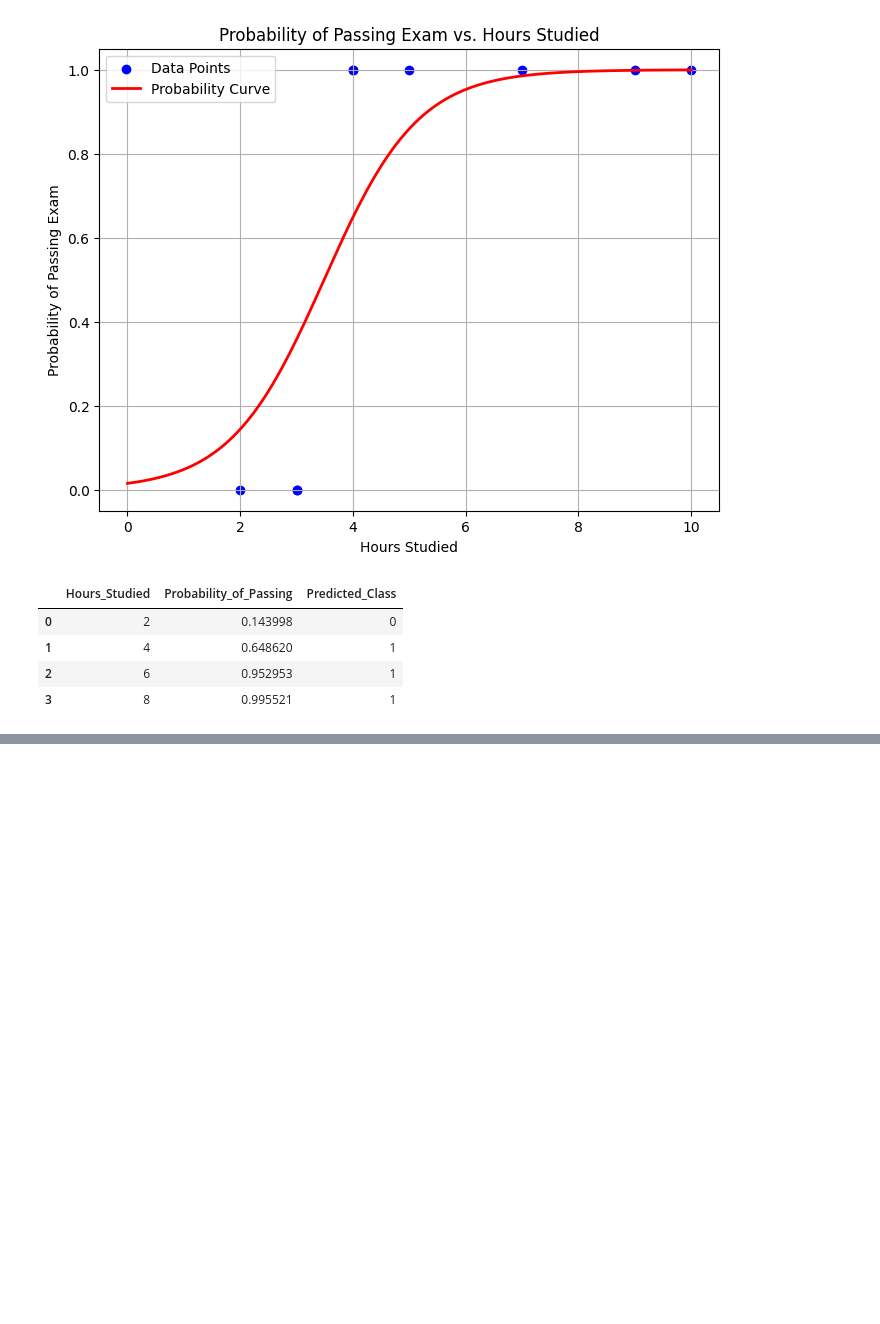
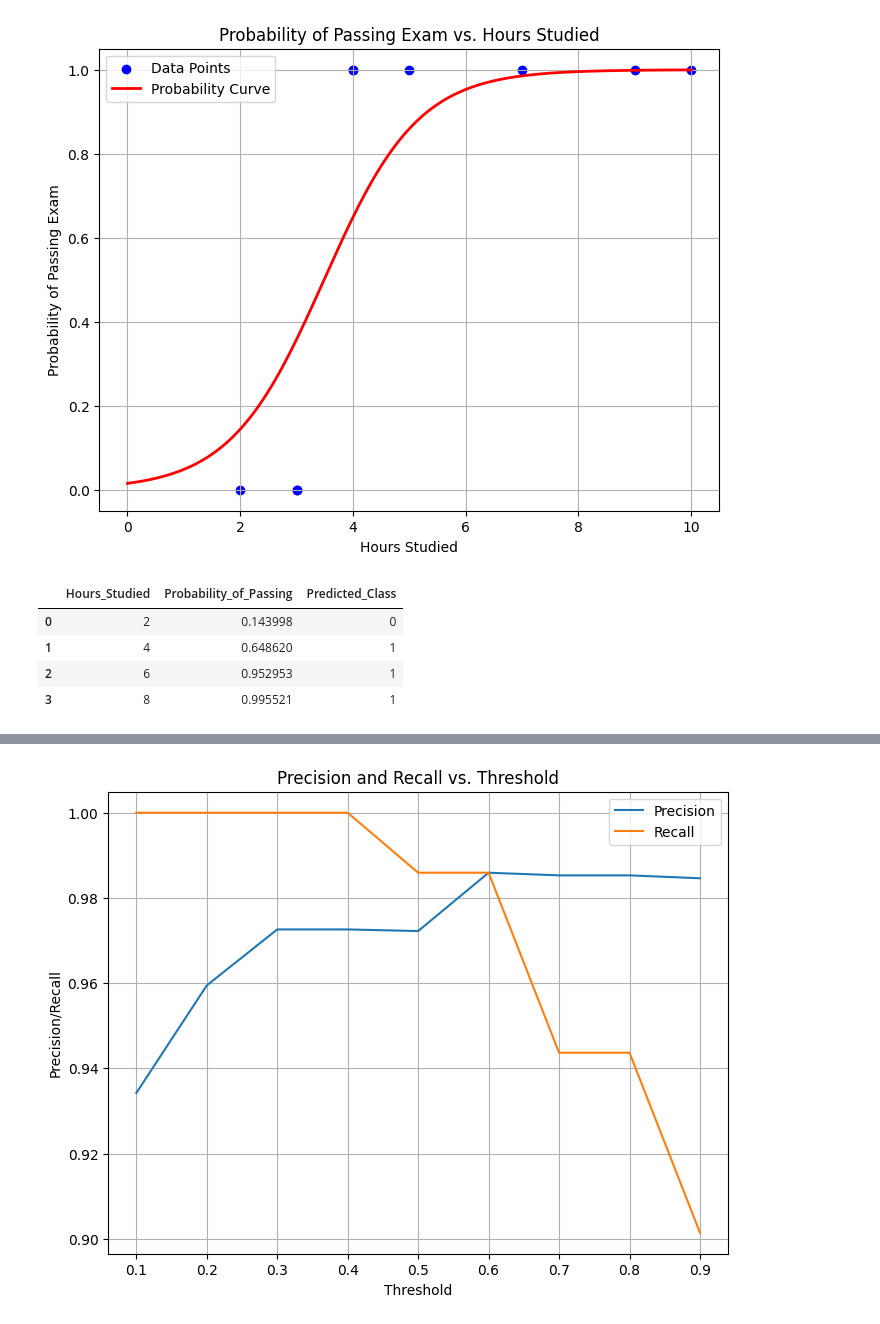
Before and after one commit to MuizSarwar/learnML, a Jupyter notebook: (Simple)Logistic_Regression.ipynb, the cells around one changed output, grey strips where cells are left out. Drawn from its saved outputs; the diff is of its cells as text; code cells hidden in the pictures; blank space fills up the shorter version.

```diff
--- a/(Simple)Logistic_Regression.ipynb
+++ b/(Simple)Logistic_Regression.ipynb
@@ -100,0 +183,13 @@ example_result_df
+# %%
+#Try different threshold
+thresholds = np.linspace(0.1,0.9,9)
+rows = []
+for thresh in thresholds:
+  acc = accuracy_score(y_test, y_test_proba >= thresh)
+  prec = precision_score(y_test, y_test_proba >= thresh)
+  rec = recall_score(y_test, y_test_proba >= thresh)
+  f1 = f1_score(y_test, y_test_proba >= thresh)
+  rows.append([thresh, acc, prec, rec, f1])
+
+df_metrics = pd.DataFrame(rows, columns=['Threshold', 'Accuracy', 'Precision', 'Recall', 'F1 Score'])
+df_metrics
@@ -100,0 +207,13 @@ example_result_df
+# %%
+#Prescision and Recall vs threshold graph :
+plt.figure(figsize=(8, 6))
+plt.plot(thresholds, df_metrics['Precision'], label='Precision')
+plt.plot(thresholds, df_metrics['Recall'], label='Recall')
+plt.xlabel('Threshold')
+plt.ylabel('Precision/Recall')
+plt.title('Precision and Recall vs. Threshold')
+plt.legend()
+plt.grid(True)
+plt.show()
+# %% [output]
+[figure, added]
```
Also changed, not shown: parts of 9 cells of this notebook.
